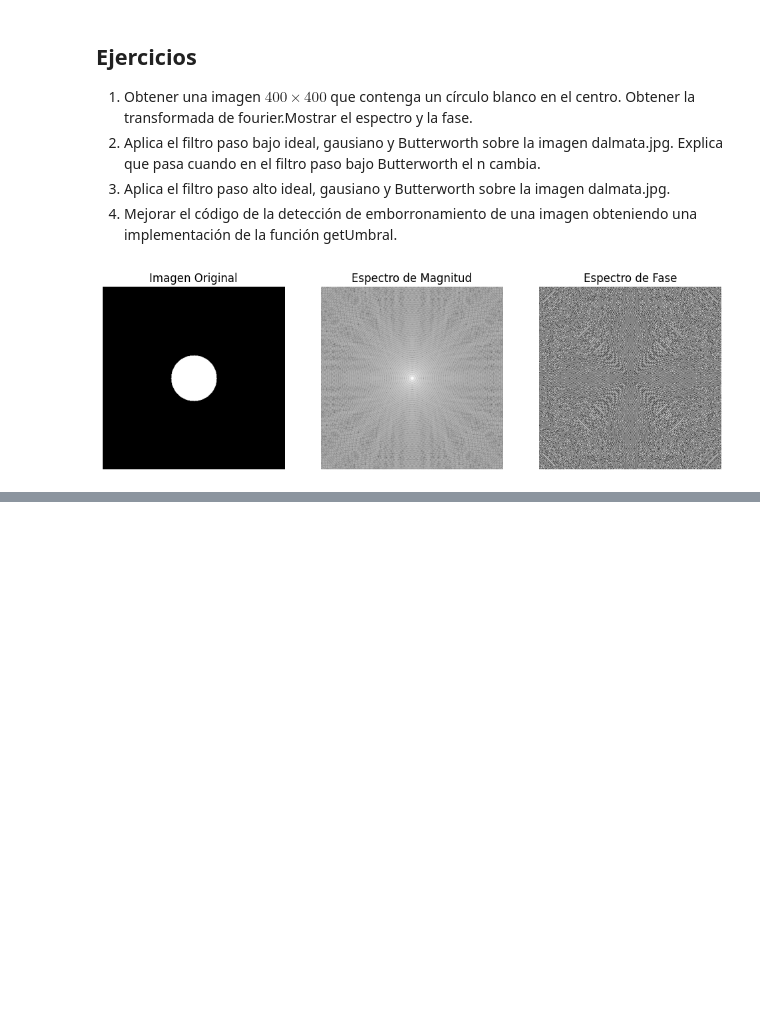
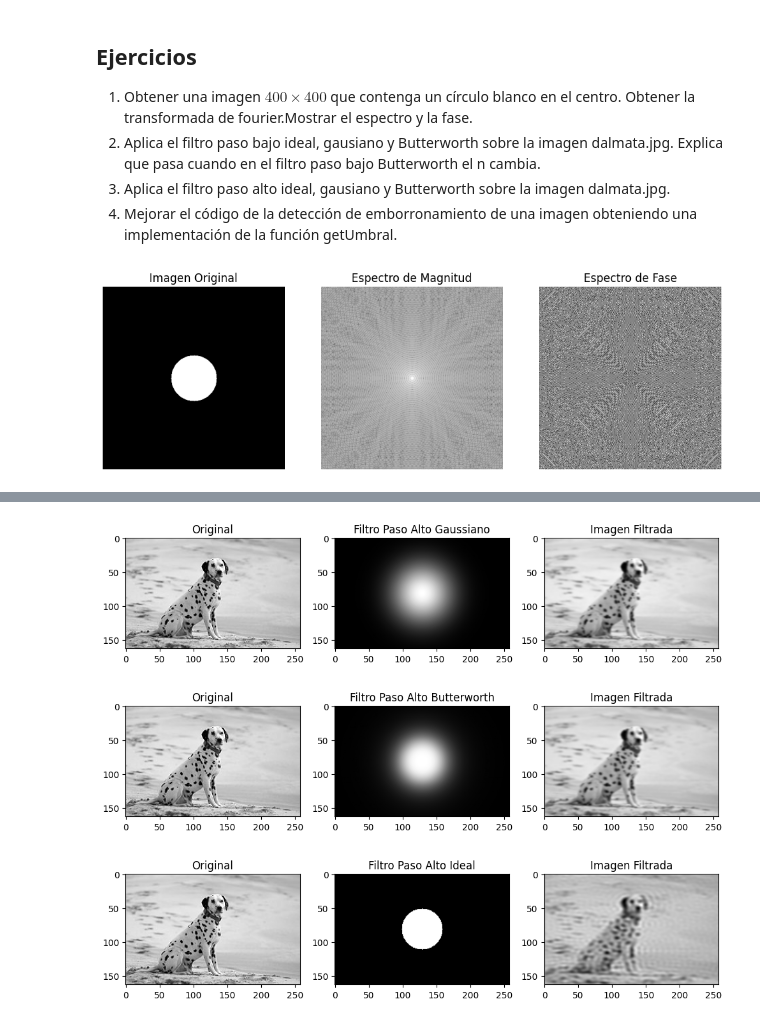
Before and after one commit to Migue8gl/DataScienceMaster, a Jupyter notebook: vision_por_computador/p5/Lección8.ipynb, the cells around one changed output, grey strips where cells are left out. Drawn from its saved outputs; the diff is of its cells as text; code cells hidden in the pictures; blank space fills up the shorter version.

```diff
--- a/vision_por_computador/p5/Lección8.ipynb
+++ b/vision_por_computador/p5/Lección8.ipynb
@@ -695,0 +758,48 @@ plt.show()
+# %%
+# EJERCICIO 3
+
+# EJERCICIO 2
+
+import numpy as np
+import cv2
+from matplotlib import pyplot as plt
+
+def apply_filter(img, filter_func, title):
+    img_float32 = img.astype(np.float32)
+    dft = cv2.dft(img_float32, flags=cv2.DFT_COMPLEX_OUTPUT)
+    dft_shift = np.fft.fftshift(dft)
+
+    rows, cols = img.shape
+    xx, yy = np.meshgrid(np.arange(cols), np.arange(rows))
+    dist = np.hypot(yy - rows // 2, xx - cols // 2)
+
+    F = np.zeros((rows, cols, 2), dtype=np.float32)
+    F[:, :, 0], F[:, :, 1] = filter_func(dist)
+
+    dft_sel = dft_shift * F
+    iF = np.fft.ifftshift(dft_sel)
+    IF = cv2.idft(iF, flags=cv2.DFT_SCALE | cv2.DFT_REAL_OUTPUT)
+
+    plt.figure(figsize=(12, 12))
+    plt.subplot(1, 3, 1), plt.imshow(img, cmap="gray"), plt.title("Original")
+    plt.subplot(1, 3, 2), plt.imshow(F[:, :, 0], cmap="gray"), plt.title(title)
+    plt.subplot(1, 3, 3), plt.imshow(IF, cmap="gray"), plt.title("Imagen Filtrada")
+    plt.show()
+
+def gaussian_highpass(dist, sigma=30):
+    return 1 - np.exp(-(dist ** 2) / (2 * sigma ** 2)), 1 - np.exp(-(dist ** 2) / (2 * sigma ** 2))
+
+def butterworth_highpass(dist, D0=35, n=2):
+    return 1 / (1 + (D0 / dist) ** (2 * n)), 1 / (1 + (D0 / dist) ** (2 * n))
+
+def ideal_highpass(dist, radius=30):
+    return np.where(dist > radius, 1, 0), np.where(dist > radius, 1, 0)
+
+img = cv2.imread("dalmata.jpg", cv2.IMREAD_GRAYSCALE)
+apply_filter(img, gaussian_lowpass, "Filtro Paso Alto Gaussiano")
+apply_filter(img, butterworth_lowpass, "Filtro Paso Alto Butterworth")
+apply_filter(img, ideal_lowpass, "Filtro Paso Alto Ideal")
+# %% [output]
+[figure, added]
+[figure, added]
+[figure, added]
```
Also changed, not shown: parts of 7 cells of this notebook, 5 other files.
